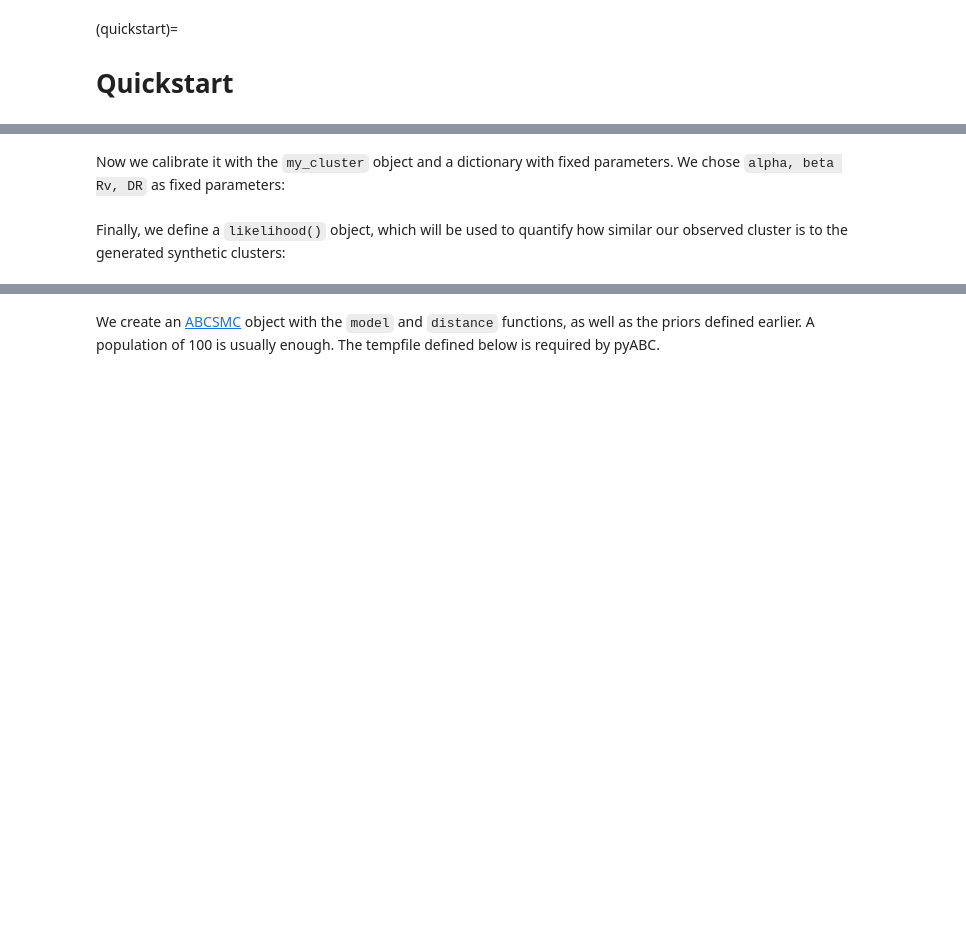
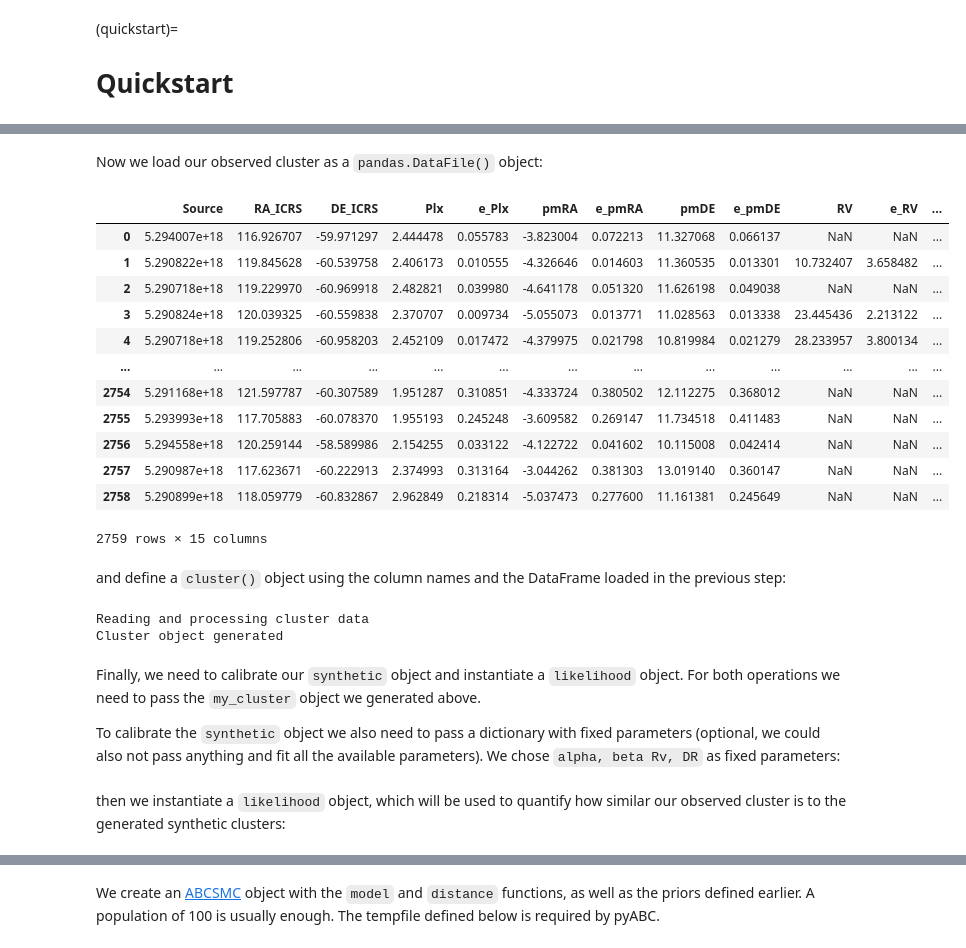
Before and after one commit to asteca/ASteCA, a Jupyter notebook: docs/source/tutorials/quickstart.ipynb, the cells around one changed output, grey strips where cells are left out. Cells and saved outputs as stored; diff of their text form; code cells hidden in the pictures; blank space fills up the shorter version.

```diff
--- a/docs/source/tutorials/quickstart.ipynb
+++ b/docs/source/tutorials/quickstart.ipynb
@@ -48,3 +42,41 @@ synthcl = asteca.synthetic(isochs)
-# %% [markdown]
-Now we calibrate it with the `my_cluster` object and a dictionary with fixed parameters. We chose `alpha, beta Rv, DR` as fixed parameters:
+# %% [markdown]
+Now we load our observed cluster as a `pandas.DataFile()` object:
+# %%
+import pandas as pd
+
+# Load the observed cluster with pandas. This is an example cluster used for this notebook,
+# containing Gaia DR3 data.
+cluster_df = pd.read_csv("../_static/cluster.csv")
+cluster_df
+# %% [output]
+|  | Source | RA_ICRS | DE_ICRS | Plx | e_Plx | pmRA | e_pmRA | pmDE | e_pmDE | RV | e_RV | ... |
+| 0 | 5.294007e+18 | 116.926707 | -59.971297 | 2.444478 | 0.055783 | -3.823004 | 0.072213 | 11.327068 | 0.066137 | NaN | NaN | ... |
+| 1 | 5.290822e+18 | 119.845628 | -60.539758 | 2.406173 | 0.010555 | -4.326646 | 0.014603 | 11.360535 | 0.013301 | 10.732407 | 3.658482 | ... |
+| 2 | 5.290718e+18 | 119.229970 | -60.969918 | 2.482821 | 0.039980 | -4.641178 | 0.051320 | 11.626198 | 0.049038 | NaN | NaN | ... |
+| 3 | 5.290824e+18 | 120.039325 | -60.559838 | 2.370707 | 0.009734 | -5.055073 | 0.013771 | 11.028563 | 0.013338 | 23.445436 | 2.213122 | ... |
+| 4 | 5.290718e+18 | 119.252806 | -60.958203 | 2.452109 | 0.017472 | -4.379975 | 0.021798 | 10.819984 | 0.021279 | 28.233957 | 3.800134 | ... |
+| ... | ... | ... | ... | ... | ... | ... | ... | ... | ... | ... | ... | ... |
+| 2754 | 5.291168e+18 | 121.597787 | -60.307589 | 1.951287 | 0.310851 | -4.333724 | 0.380502 | 12.112275 | 0.368012 | NaN | NaN | ... |
+| 2755 | 5.293993e+18 | 117.705883 | -60.078370 | 1.955193 | 0.245248 | -3.609582 | 0.269147 | 11.734518 | 0.411483 | NaN | NaN | ... |
+| 2756 | 5.294558e+18 | 120.259144 | -58.589986 | 2.154255 | 0.033122 | -4.122722 | 0.041602 | 10.115008 | 0.042414 | NaN | NaN | ... |
+| 2757 | 5.290987e+18 | 117.623671 | -60.222913 | 2.374993 | 0.313164 | -3.044262 | 0.381303 | 13.019140 | 0.360147 | NaN | NaN | ... |
+| 2758 | 5.290899e+18 | 118.059779 | -60.832867 | 2.962849 | 0.218314 | -5.037473 | 0.277600 | 11.161381 | 0.245649 | NaN | NaN | ... |
+2759 rows × 15 columns
+# %% [markdown]
+and define a ``cluster()`` object using the column names and the DataFrame loaded in the previous step:
+# %%
+my_cluster = asteca.cluster(
+    cluster_df=cluster_df,
+    magnitude="Gmag",
+    e_mag="e_Gmag",
+    color="BP-RP",
+    e_color='e_BP-RP',
+)
+# %% [output]
+Reading and processing cluster data
+Cluster object generated
+# %% [markdown]
+Finally, we need to calibrate our `synthetic` object and instantiate a `likelihood` object. For both operations we need to pass the `my_cluster` object we generated above.
+
+To calibrate the `synthetic` object we also need to pass a dictionary with fixed parameters (optional, we could also not pass anything and fit all the available parameters). We chose `alpha, beta Rv, DR` as fixed parameters:
 # %%
@@ -51,7 +84,7 @@ Now we calibrate it with the `my_cluster` object and a dictionary with fixed par
 fix_params = {"alpha": 0.09, "beta": 0.94, "Rv": 3.1, "DR": 0.}
 synthcl.calibrate(my_cluster, fix_params)
 # %% [markdown]
-Finally, we define a `likelihood()` object, which will be used to quantify how similar our observed cluster is to the generated synthetic clusters:
+then we instantiate a `likelihood` object, which will be used to quantify how similar our observed cluster is to the generated synthetic clusters:
 # %%
 # Instantiate the likelihood
 likelihood = asteca.likelihood(my_cluster)
```
Also changed, not shown: parts of 31 cells of this notebook, 12 other files.
